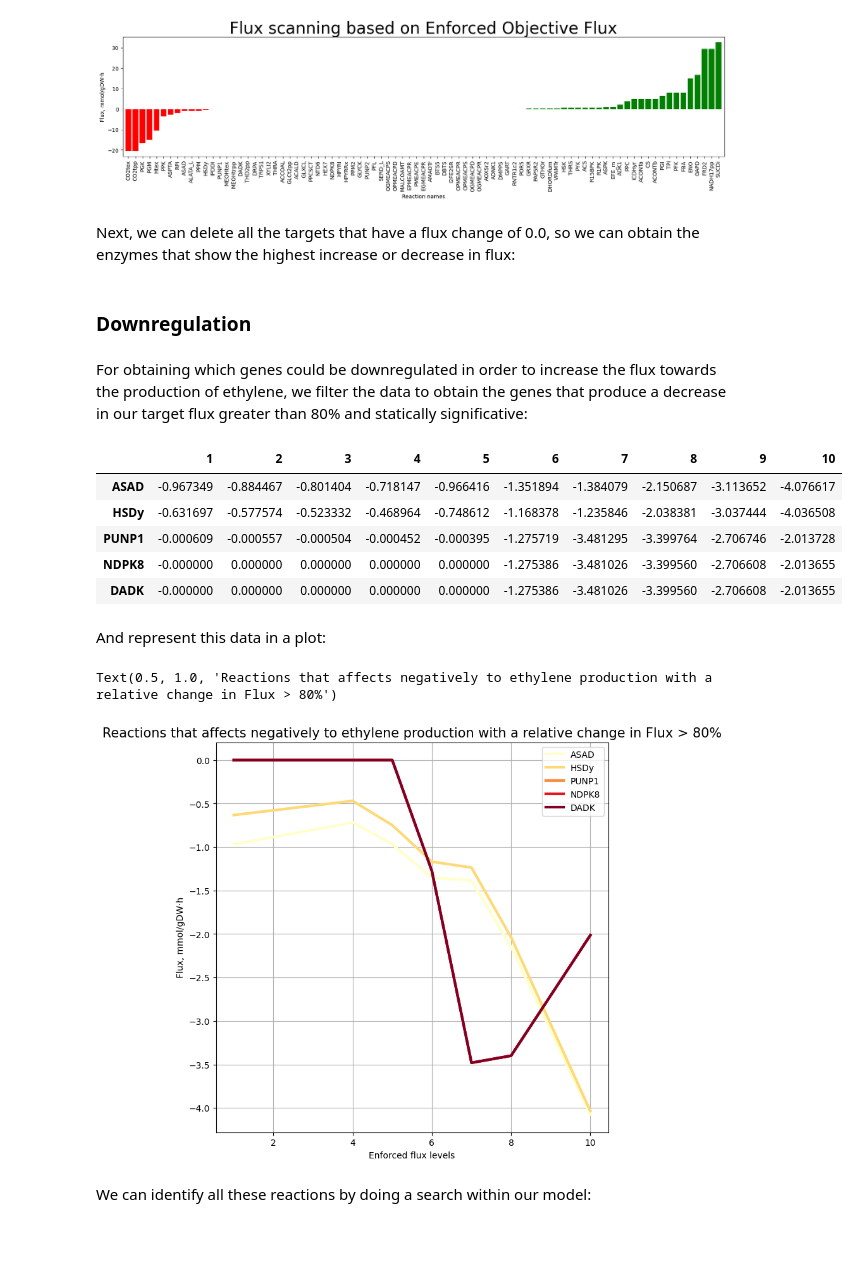
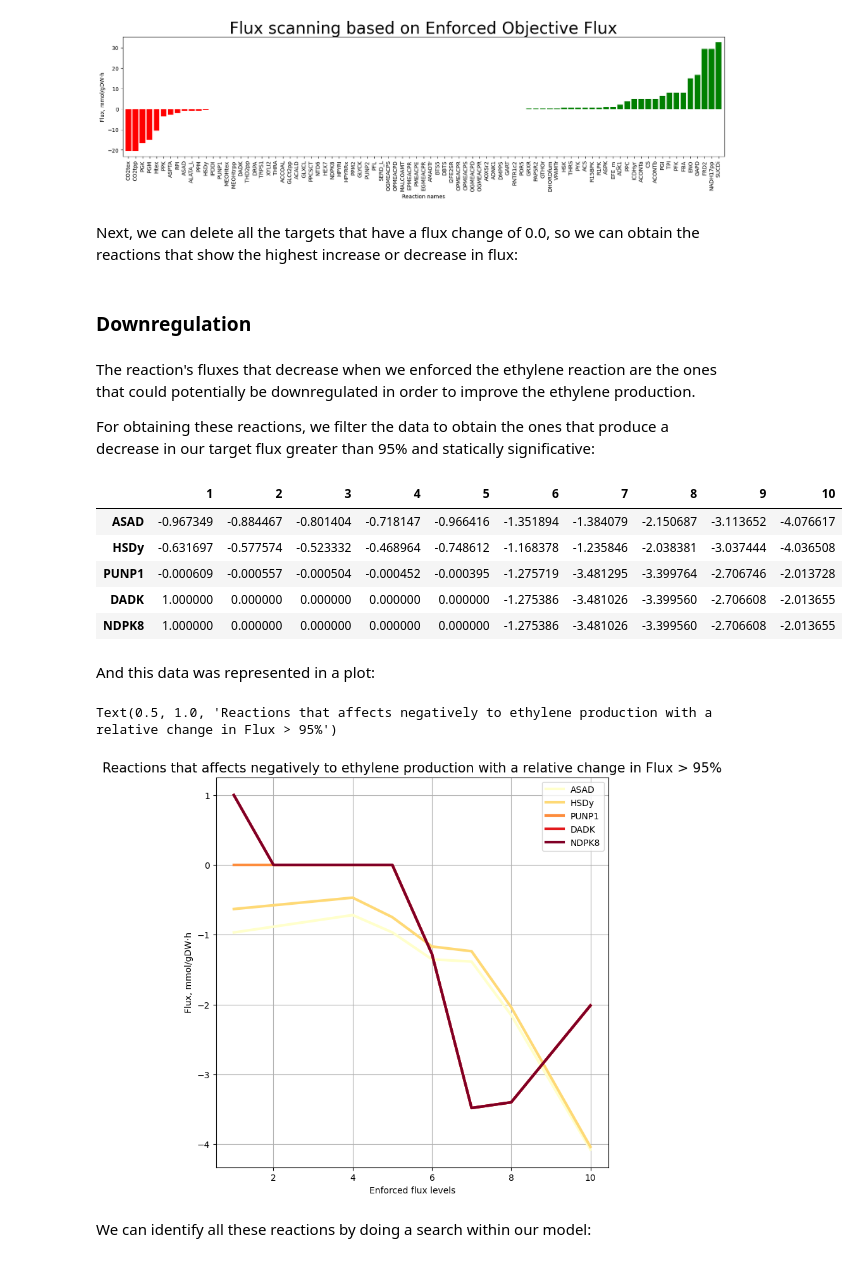
Before and after one commit to 27410/group-assingment-group-2, a Jupyter notebook: analysis/Gene_prediction_targets.ipynb, the cells around one changed output. Drawn from its saved outputs; the diff is of its cells as text; code cells hidden in the pictures.

```diff
--- a/analysis/Gene_prediction_targets.ipynb
+++ b/analysis/Gene_prediction_targets.ipynb
@@ -72,7 +112,7 @@ plt.show()
 # %% [output]
 [figure]
 # %% [markdown]
-Next, we can delete all the targets that have a flux change of 0.0, so we can obtain the enzymes that show the highest increase or decrease in flux:
+Next, we can delete all the targets that have a flux change of 0.0, so we can obtain the reactions that show the highest increase or decrease in flux:
 # %%
 from pytest import approx
 # removing genes from dataframe
@@ -81,31 +121,35 @@ df = df.loc[removed_zero]
 # %% [markdown]
 ### Downregulation
 # %% [markdown]
-For obtaining which genes could be downregulated in order to increase the flux towards the production of ethylene, we filter the data to obtain the genes that produce a decrease in our target flux greater than 80% and statically significative:
+The reaction's fluxes that decrease when we enforced the ethylene reaction are the ones that could potentially be downregulated in order to improve the ethylene production.
+
+For obtaining these reactions, we filter the data to obtain the ones that produce a decrease in our target flux greater than 95% and statically significative:
 # %%
 down = []
 for row in range(len(df[1])):
-        if df[1][row]>df[10][row] and abs(df[1][row]-df[10][row])/abs(df[1][row])>1.8 and df[1][row]-df[10][row]>0.1:
-            down.append(df.index[row])
+    if df[1][row]==0.0:
+         continue
+    elif df[10][row]<df[1][row] and abs(df[1][row]-df[10][row])/abs(df[1][row])>1.95:
+        down.append(df.index[row])
 Reactions_down=df.T[down].T.sort_values(by=[10])
 Reactions_down
 # %% [output]
 |  | 1 | 2 | 3 | 4 | 5 | 6 | 7 | 8 | 9 | 10 |
 | ASAD | -0.967349 | -0.884467 | -0.801404 | -0.718147 | -0.966416 | -1.351894 | -1.384079 | -2.150687 | -3.113652 | -4.076617 |
 | HSDy | -0.631697 | -0.577574 | -0.523332 | -0.468964 | -0.748612 | -1.168378 | -1.235846 | -2.038381 | -3.037444 | -4.036508 |
 | PUNP1 | -0.000609 | -0.000557 | -0.000504 | -0.000452 | -0.000395 | -1.275719 | -3.481295 | -3.399764 | -2.706746 | -2.013728 |
-| NDPK8 | -0.000000 | 0.000000 | 0.000000 | 0.000000 | 0.000000 | -1.275386 | -3.481026 | -3.399560 | -2.706608 | -2.013655 |
-| DADK | -0.000000 | 0.000000 | 0.000000 | 0.000000 | 0.000000 | -1.275386 | -3.481026 | -3.399560 | -2.706608 | -2.013655 |
+| DADK | 1.000000 | 0.000000 | 0.000000 | 0.000000 | 0.000000 | -1.275386 | -3.481026 | -3.399560 | -2.706608 | -2.013655 |
+| NDPK8 | 1.000000 | 0.000000 | 0.000000 | 0.000000 | 0.000000 | -1.275386 | -3.481026 | -3.399560 | -2.706608 | -2.013655 |
 # %% [markdown]
-And represent this data in a plot:
+And this data was represented in a plot:
 # %%
 fig = Reactions_down.T.plot(cmap="YlOrRd",figsize=(8, 8), grid =True, linewidth=3);
 fig.set_ylabel('Flux, mmol/gDW·h')
 fig.set_xlabel('Enforced flux levels')
-fig.set_title('Reactions that affects negatively to ethylene production with a relative change in Flux > 80%', size=15)
+fig.set_title('Reactions that affects negatively to ethylene production with a relative change in Flux > 95%', size=15)
 # %% [output]
-Text(0.5, 1.0, 'Reactions that affects negatively to ethylene production with a relative change in Flux > 80%')
+Text(0.5, 1.0, 'Reactions that affects negatively to ethylene production with a relative change in Flux > 95%')
-[figure, old version]
+[figure, new version]
 # %% [markdown]
 We can identify all these reactions by doing a search within our model:
 # %%
```
Also changed, not shown: parts of 8 cells of this notebook, 1 other file.
